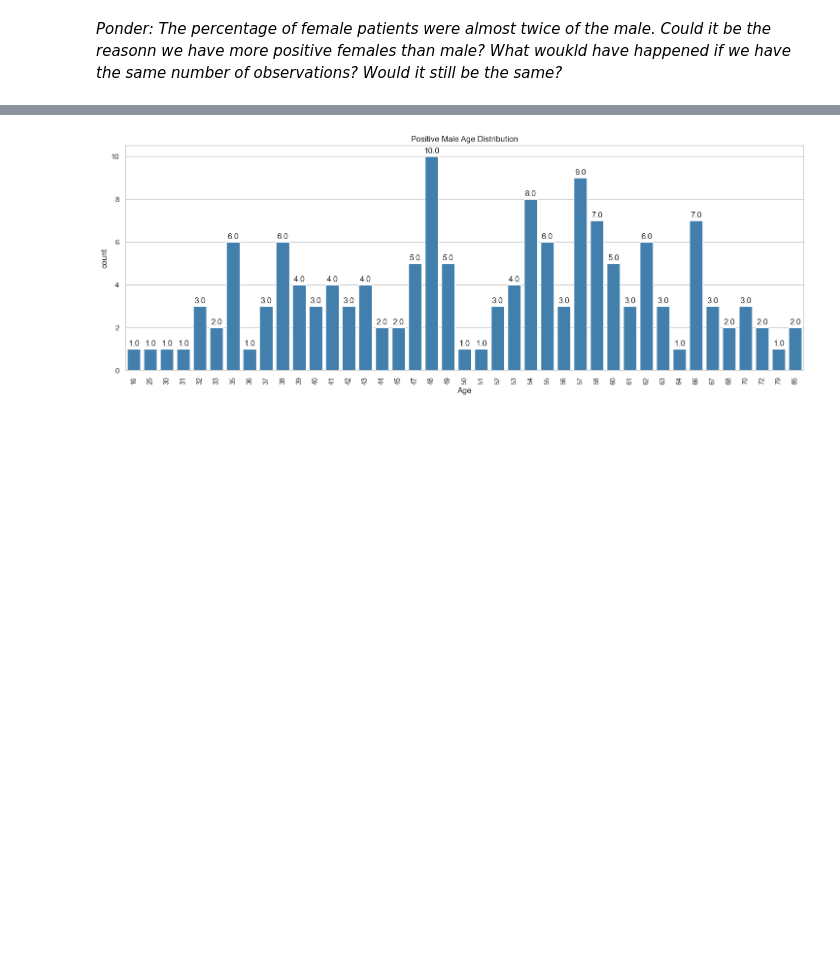
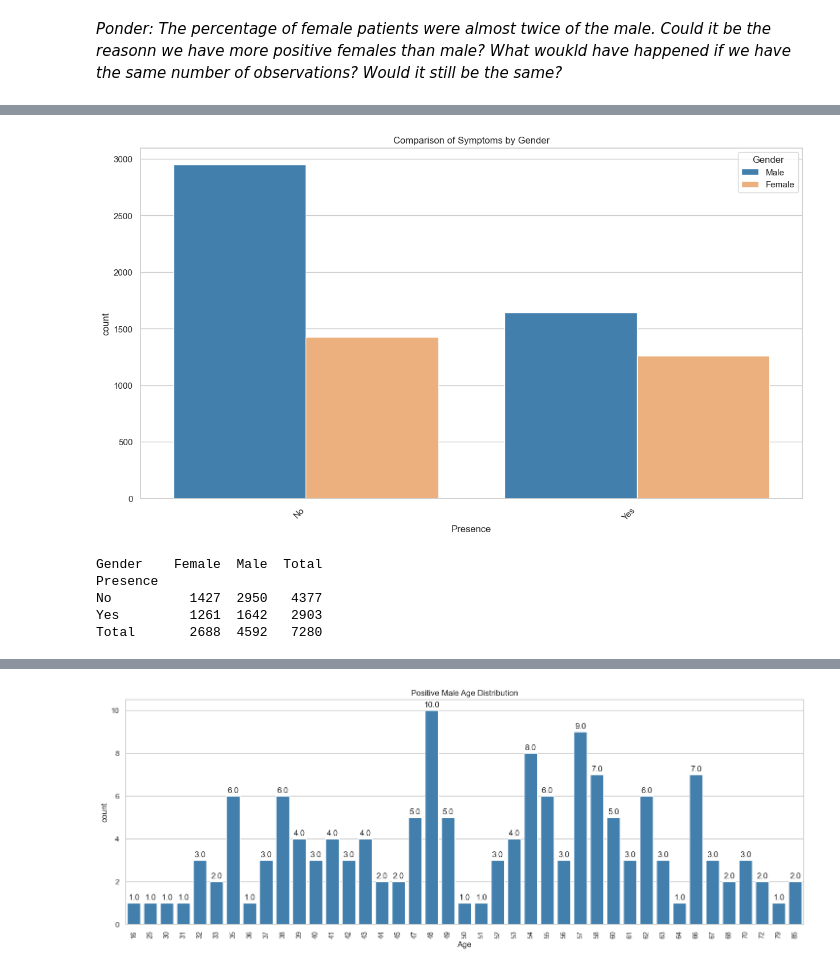
Before and after one commit to ifuu16/diabetes_early_detection, a Jupyter notebook: Early_Diabetes_Detection.ipynb, the cells around one changed output, grey strips where cells are left out. Drawn from its saved outputs; the diff is of its cells as text; code cells hidden in the pictures; blank space fills up the shorter version.

Commit message:
Visualized the Symptoms by gender and also showed the heatmap for foster understanding. In addition, I delected unnecessary charts.

```diff
--- a/Early_Diabetes_Detection.ipynb
+++ b/Early_Diabetes_Detection.ipynb
@@ -249,0 +157,40 @@ plt.show()
+# %%
+#check age distribution
+
+#Save the symptoms and gender in new_data
+symptoms = data.drop(['Age', 'Class'], axis=1)
+
+#convert to a dataframe
+df = pd.DataFrame(symptoms)
+
+# Melt the DataFrame to make it suitable for plotting. place the symptoms in a column called Symptom
+Reshaped_data = pd.melt(df, id_vars='Gender', var_name='Symptom', value_name='Presence')
+
+
+
+# Plotting
+sns.set(style="whitegrid")
+plt.figure(figsize=(15, 8))
+sns.countplot(x='Presence', hue='Gender', data=Reshaped_data, palette=['#3182bd', '#fdae6b'])
+
+
+plt.xticks(rotation=45, ha='right')  # Rotate x-axis labels for better visibility
+plt.title('Comparison of Symptoms by Gender')
+plt.show()
+
+# Create a cross-tabulation (crosstab)
+symptomsCT = pd.crosstab(index=Reshaped_data['Presence'], columns=Reshaped_data['Gender'], margins=True, margins_name='Total')
+print(symptomsCT)
+
+# Create a heatmap from the crosstab
+# plt.figure(figsize=(10, 6))
+# sns.heatmap(positive_symptomsCT, annot=True, cmap='YlGnBu', fmt='d', cbar=True)
+# plt.title('Positive Symptoms by Gender')
+# plt.show()
+# %% [output]
+[figure, added]
+Gender    Female  Male  Total
+Presence
+No          1427  2950   4377
+Yes         1261  1642   2903
+Total       2688  4592   7280
```
Also changed, not shown: parts of 5 cells of this notebook.
